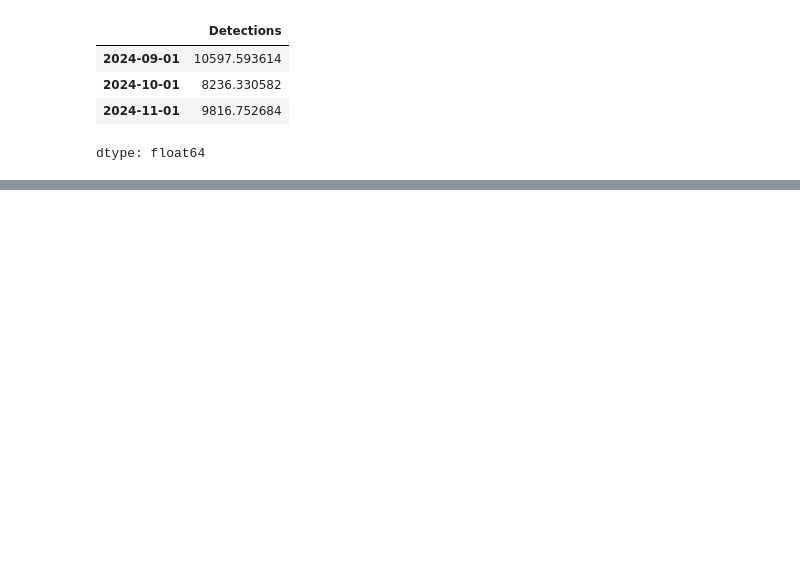
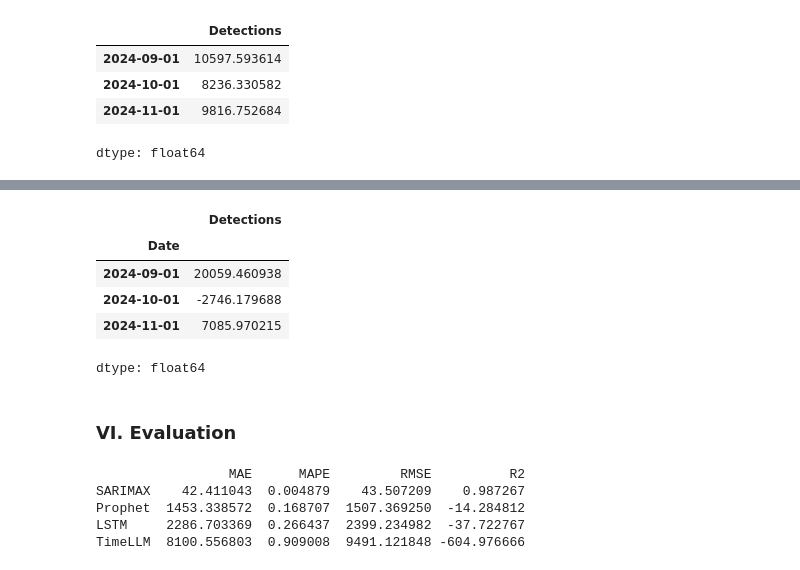
Before and after one commit to PhongCT1105/TSFM-Introduction, a Jupyter notebook: TSFM_Introduction.ipynb, the cells around one changed output, grey strips where cells are left out. Cells and saved outputs as stored; diff of their text form; code cells hidden in the pictures; blank space fills up the shorter version.

```diff
--- a/TSFM_Introduction.ipynb
+++ b/TSFM_Introduction.ipynb
@@ -254,0 +302,21 @@ dtype: float64
+# %%
+from sktime.forecasting.time_llm import TimeLLMForecaster
+
+llm_forecaster = TimeLLMForecaster(
+    pred_len=3,
+    seq_len=24,
+    llm_model='GPT2'
+)
+llm_forecaster.fit(y_train, fh=fh)
+llm_pred = llm_forecaster.predict(fh=fh)
+# %%
+llm_pred
+# %% [output]
+|  | Detections |
+| Date |  |
+| 2024-09-01 | 20059.460938 |
+| 2024-10-01 | -2746.179688 |
+| 2024-11-01 | 7085.970215 |
+dtype: float64
+# %% [markdown]
+### VI. Evaluation
@@ -254,0 +350,9 @@ dtype: float64
+# %%
+results_df = pd.DataFrame(results).T
+print(results_df)
+# %% [output]
+                 MAE      MAPE         RMSE          R2
+SARIMAX    42.411043  0.004879    43.507209    0.987267
+Prophet  1453.338572  0.168707  1507.369250  -14.284812
+LSTM     2286.703369  0.266437  2399.234982  -37.722767
+TimeLLM  8100.556803  0.909008  9491.121848 -604.976666
```
Also changed, not shown: parts of 6 cells of this notebook.
